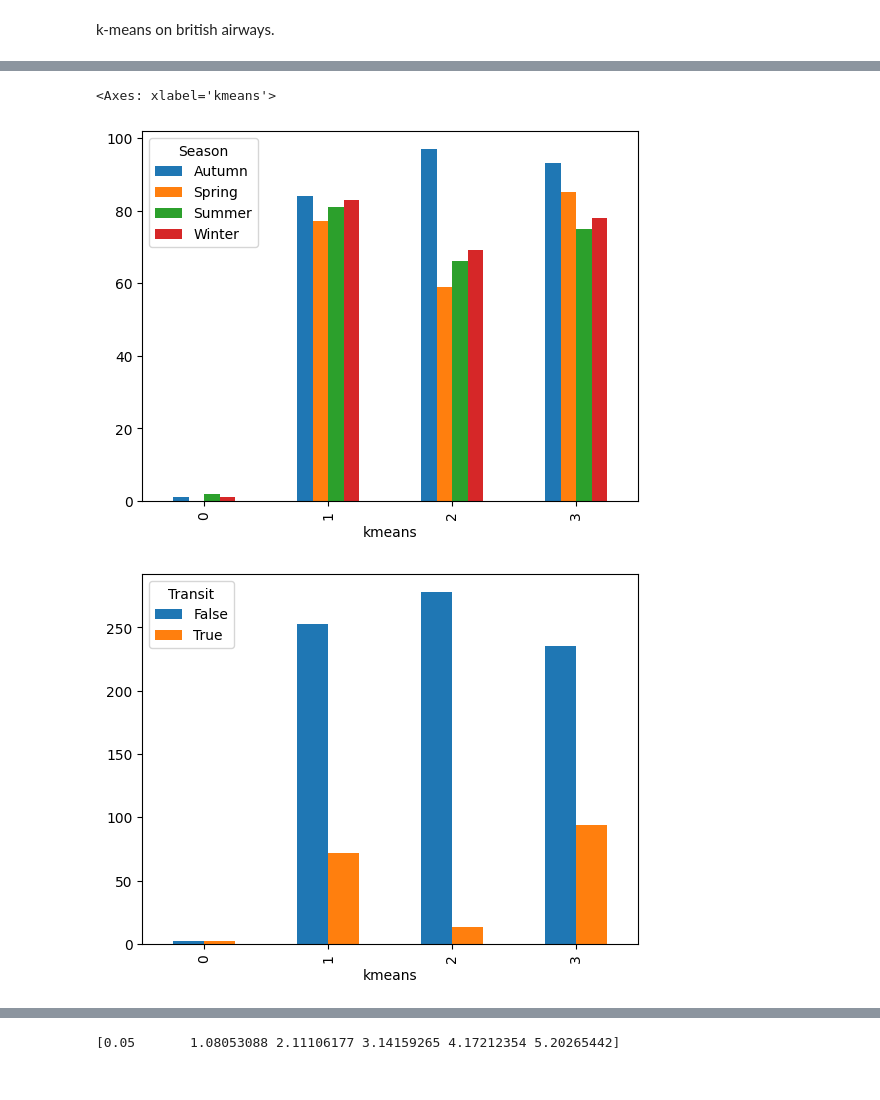
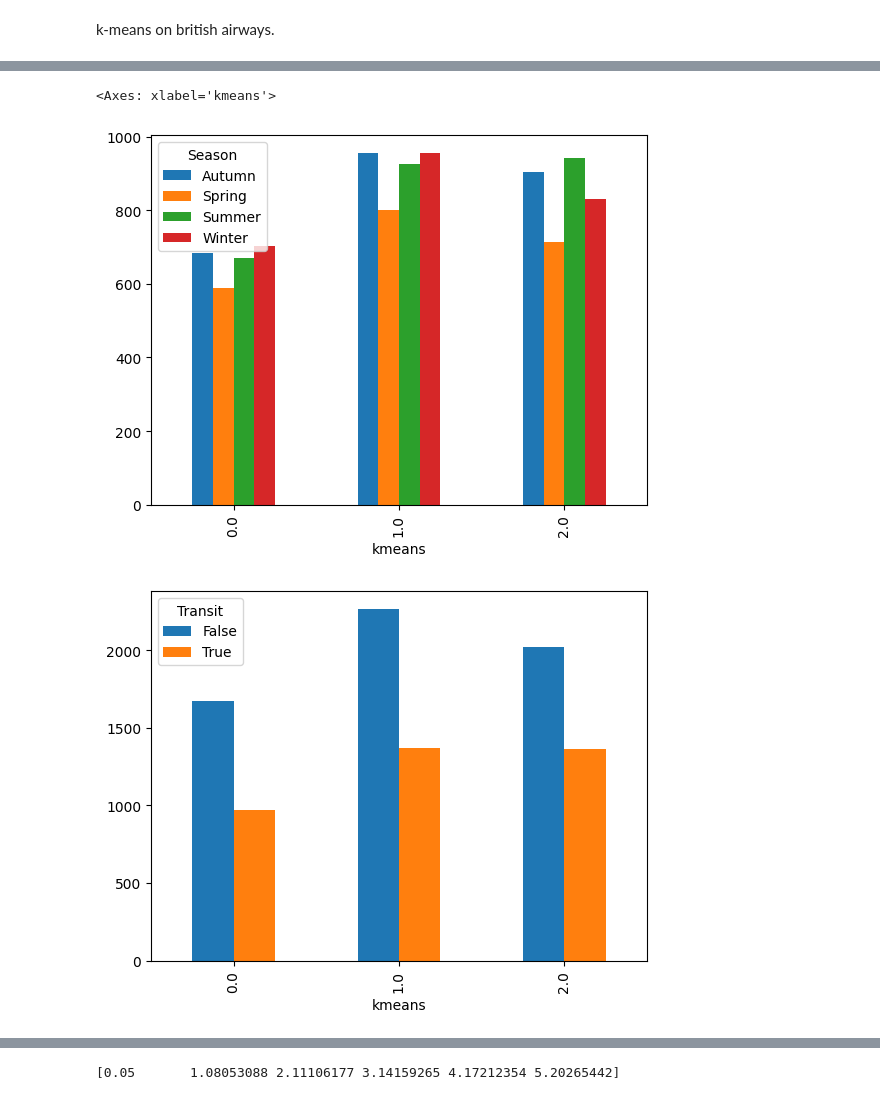
Before and after one commit to pullz6/Airline_Study, a Jupyter notebook: Airline_Reviews.ipynb, the cells around one changed output, grey strips where cells are left out. Saved outputs shown, nothing was run; the diff lists cells and outputs as text; code cells hidden in the pictures.

```diff
--- a/Airline_Reviews.ipynb
+++ b/Airline_Reviews.ipynb
@@ -336,2 +443,15 @@ x_knn_copy.head()
 # %% [markdown]
 Conduting the k-means clustering method to better understand how many clusters should we select for the clustering.
+# %%
+cost = []
+K = range(1,6)
+for num_clusters in list(K):
+    kmode = KModes(n_clusters=num_clusters, init = "Huang", n_init = 5, verbose=0)
+    kmode.fit_predict(x_knn_copy)
+    cost.append(kmode.cost_)
+
+plt.plot(K, cost)
+plt.xlabel('No. of clusters')
+plt.ylabel('Cost')
+plt.title('Elbow Method For Optimal for number of clusters')
+plt.show()
@@ -369,8 +491,11 @@ x_knn_copy
 # %%
-kmeans = KMeans(n_clusters=4,random_state=0)
+kmeans = KMeans(n_clusters=3,random_state=0)
 kmeans.fit(x_knn_copy)
 labels = kmeans.labels_
 labels = kmeans.predict(x_knn_copy)
 s = metrics.silhouette_score(x_knn_copy, labels, metric='euclidean')
 print(f'Silhouette Coefficient of kmeans clustering on the passengers: {s:.2f}')
+cent = kmeans.cluster_centers_
+kmeans = pd.DataFrame(labels)
+airline.insert((x_knn_copy.shape[1]),'kmeans',kmeans)
 # %% [output]
@@ -378,6 +502,0 @@ Silhouette Coefficient of kmeans clustering on the passengers: 0.60
-# %%
-cent = kmeans.cluster_centers_
-kmeans = pd.DataFrame(labels)
-airline.insert((x_knn_copy.shape[1]),'kmeans',kmeans)
-x_knn_copy.insert((x_knn_copy.shape[1]),'kmeans',kmeans)
-x_knn_copy.head()
@@ -391,3 +503,7 @@ x_knn_copy.head()
+# %%
+km_huang = KModes(n_clusters=3, init = "Huang", n_init = 5, verbose=0)
+clusters_huang = km_huang.fit_predict(x_knn_copy)
+airline.insert(0,"KMode", clusters_huang, True)
 # %% [markdown]
 k-means on british airways.
 # %%
@@ -403,13 +519,13 @@ airline.head()
 # %%
 bae_data = airline[airline['airline'].str.contains('British Airways')]
-bae_data_1 = bae_data[bae_data['kmeans']==1]
-bae_data_2 = bae_data[bae_data['kmeans']==0]
 
-bae_data.groupby('kmeans').Season.value_counts().unstack().plot.bar()
-bae_data.groupby('kmeans').Transit.value_counts().unstack().plot.bar()
-bae_data.groupby('kmeans').cabin.value_counts().unstack().plot.bar()
-bae_data.groupby('kmeans').aircraft_manu.value_counts().unstack().plot.bar()
+
+airline.groupby('kmeans').Season.value_counts().unstack().plot.bar()
+airline.groupby('kmeans').Transit.value_counts().unstack().plot.bar()
+airline.groupby('kmeans').cabin.value_counts().unstack().plot.bar()
+airline.groupby('kmeans').aircraft_manu.value_counts().unstack().plot.bar()
+airline.groupby('kmeans').recommended.value_counts().unstack().plot.bar()
 # %% [output]
 <Axes: xlabel='kmeans'>
-[figure, old version]
+[figure, new version]
-[figure, old version]
+[figure, new version]
```
Also changed, not shown: parts of 29 cells of this notebook.
